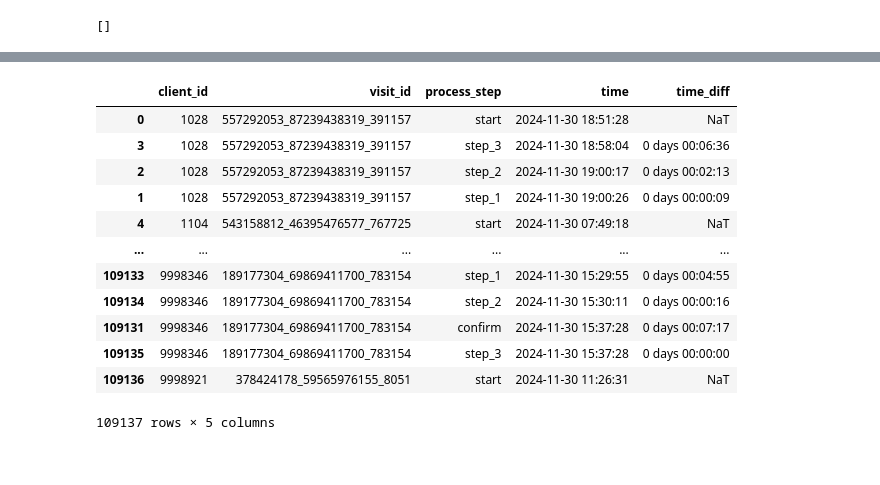
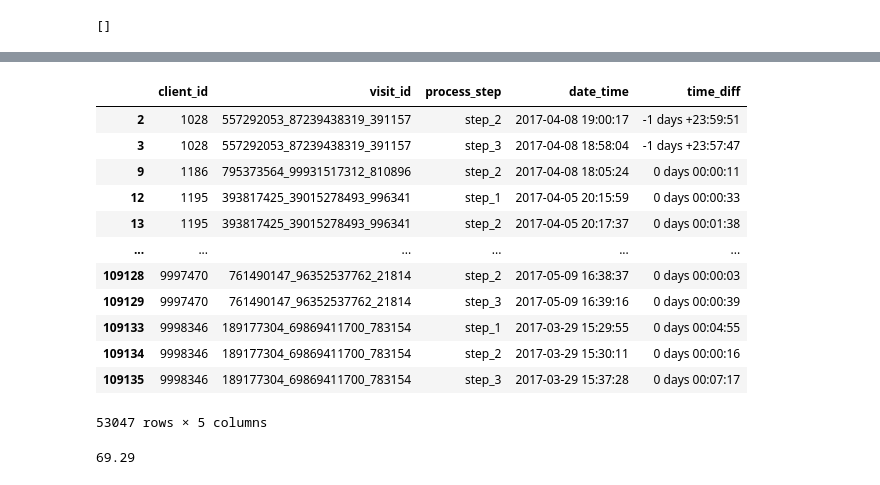
Before and after one commit to cemanzanoc/Project2, a Jupyter notebook: analysis.ipynb, the cells around one changed output, grey strips where cells are left out. Drawn from its saved outputs; the diff is of its cells as text; code cells hidden in the pictures.

```diff
--- a/analysis.ipynb
+++ b/analysis.ipynb
@@ -310,21 +308,37 @@ df_control_pasos
 109137 rows × 4 columns
-# %%
-df_control_pasos = df_control_pasos.sort_values(by=['client_id', 'visit_id', 'time'])
-
-df_control_pasos['time_diff'] = df_control_pasos.groupby(['client_id', 'visit_id'])['time'].diff()
-df_control_pasos = df_control_pasos.sort_values(by=['client_id', 'visit_id', 'time', 'process_step'])
-df_control_pasos
-# %% [output]
-|  | client_id | visit_id | process_step | time | time_diff |
-| 0 | 1028 | 557292053_87239438319_391157 | start | 2024-11-30 18:51:28 | NaT |
-| 3 | 1028 | 557292053_87239438319_391157 | step_3 | 2024-11-30 18:58:04 | 0 days 00:06:36 |
-| 2 | 1028 | 557292053_87239438319_391157 | step_2 | 2024-11-30 19:00:17 | 0 days 00:02:13 |
-| 1 | 1028 | 557292053_87239438319_391157 | step_1 | 2024-11-30 19:00:26 | 0 days 00:00:09 |
-| 4 | 1104 | 543158812_46395476577_767725 | start | 2024-11-30 07:49:18 | NaT |
-| ... | ... | ... | ... | ... | ... |
-| 109133 | 9998346 | 189177304_69869411700_783154 | step_1 | 2024-11-30 15:29:55 | 0 days 00:04:55 |
-| 109134 | 9998346 | 189177304_69869411700_783154 | step_2 | 2024-11-30 15:30:11 | 0 days 00:00:16 |
-| 109131 | 9998346 | 189177304_69869411700_783154 | confirm | 2024-11-30 15:37:28 | 0 days 00:07:17 |
-| 109135 | 9998346 | 189177304_69869411700_783154 | step_3 | 2024-11-30 15:37:28 | 0 days 00:00:00 |
-| 109136 | 9998921 | 378424178_59565976155_8051 | start | 2024-11-30 11:26:31 | NaT |
-109137 rows × 5 columns
+# %%
+#df_control_pasos = df_control_pasos.sort_values(by=['client_id', 'visit_id','process_step','date_time'])
+
+#df_control_pasos['time_diff'] = df_control_pasos.groupby(['client_id', 'visit_id'])['date_time'].diff()
+#df_control_pasos = df_control_pasos.sort_values(by=['client_id', 'visit_id', 'date_time', 'process_step'])
+#df_control_pasos
+
+#df_control_pasos = df_control_pasos.sort_values(by=['client_id', 'visit_id', 'process_step', 'date_time'])
+# Asegúrate de que 'date_time' está en formato datetime
+df_control_pasos['date_time'] = pd.to_datetime(df_control_pasos['date_time'])
+
+# Ordenar los datos
+df_control_pasos = df_control_pasos.sort_values(by=['client_id', 'visit_id', 'process_step', 'date_time'])
+
+# Calcular la diferencia de tiempo
+df_control_pasos['time_diff'] = df_control_pasos.groupby(['client_id', 'visit_id'])['date_time'].diff()
+
+# Si deseas eliminar filas con 'NaT' en 'time_diff'
+df_control_pasos = df_control_pasos.dropna(subset=['time_diff'])
+
+# Ver los resultados
+df_control_pasos
+# %% [output]
+|  | client_id | visit_id | process_step | date_time | time_diff |
+| 2 | 1028 | 557292053_87239438319_391157 | step_2 | 2017-04-08 19:00:17 | -1 days +23:59:51 |
+| 3 | 1028 | 557292053_87239438319_391157 | step_3 | 2017-04-08 18:58:04 | -1 days +23:57:47 |
+| 9 | 1186 | 795373564_99931517312_810896 | step_2 | 2017-04-08 18:05:24 | 0 days 00:00:11 |
+| 12 | 1195 | 393817425_39015278493_996341 | step_1 | 2017-04-05 20:15:59 | 0 days 00:00:33 |
+| 13 | 1195 | 393817425_39015278493_996341 | step_2 | 2017-04-05 20:17:37 | 0 days 00:01:38 |
+| ... | ... | ... | ... | ... | ... |
+| 109128 | 9997470 | 761490147_96352537762_21814 | step_2 | 2017-05-09 16:38:37 | 0 days 00:00:03 |
+| 109129 | 9997470 | 761490147_96352537762_21814 | step_3 | 2017-05-09 16:39:16 | 0 days 00:00:39 |
+| 109133 | 9998346 | 189177304_69869411700_783154 | step_1 | 2017-03-29 15:29:55 | 0 days 00:04:55 |
+| 109134 | 9998346 | 189177304_69869411700_783154 | step_2 | 2017-03-29 15:30:11 | 0 days 00:00:16 |
+| 109135 | 9998346 | 189177304_69869411700_783154 | step_3 | 2017-03-29 15:37:28 | 0 days 00:07:17 |
+53047 rows × 5 columns
@@ -330,0 +363,9 @@ df_control_pasos
+# %%
+#Test completion rate for test group
+df_test = df[df["Variation"] == "Test"]
+df_test[df_test["process_step"] == "confirm"]
+
+df_test_confirm = df_test[df_test["process_step"] == "confirm"].groupby("client_id").agg({"process_step":"count"})
+round(df_test_confirm.shape[0]/df_test.groupby("client_id").agg({"process_step":"count"}).shape[0]*100, 2)
+# %% [output]
+69.29
```
Also changed, not shown: parts of 14 cells of this notebook, 2 other files.
